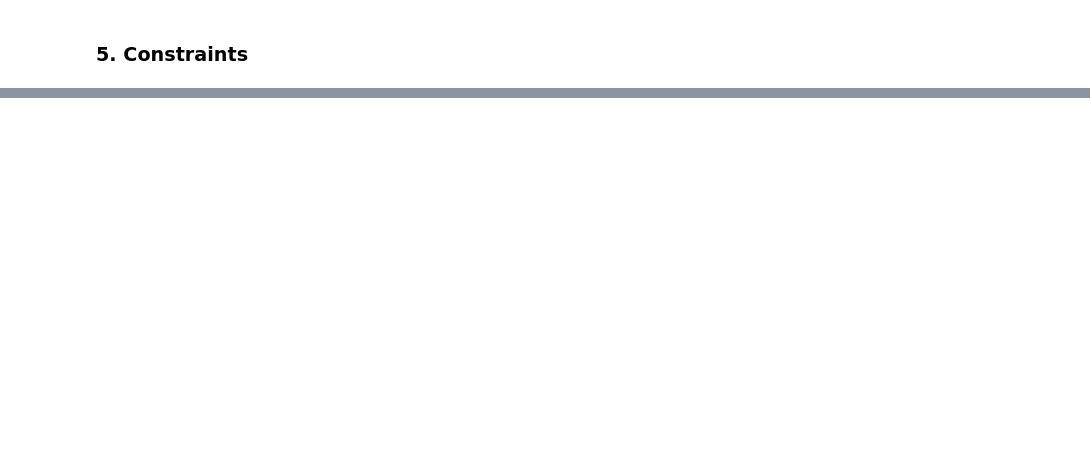
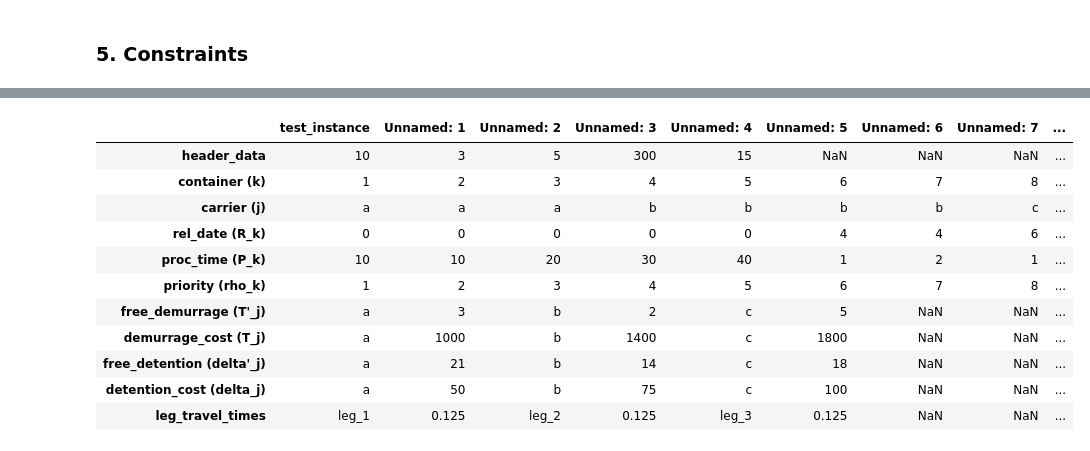
Before and after one commit to sug-prabhakaran/mie562_truck_scheduling_project, a Jupyter notebook: project-truck_scheduling-mip_model.ipynb, the cells around one changed output, grey strips where cells are left out. Drawn from its saved outputs; the diff is of its cells as text; code cells hidden in the pictures; blank space fills up the shorter version.

Commit message:
created functions and implemented on 5 instance files

```diff
--- a/project-truck_scheduling-mip_model.ipynb
+++ b/project-truck_scheduling-mip_model.ipynb
@@ -127,0 +58,26 @@ Changed value of parameter TimeLimit to 30.0
+# %%
+def read_instance(instance_csv_path: str):
+    '''
+    reads instance file into a pandas dataframe for easy viewing
+
+    ARGS:
+    (str) instance_csv_path:  file name stored in variable
+
+    RETURN:
+    (df) df:     output a pandas dataframe with appropriate rows
+    '''
+    df = pd.read_csv(instance_csv_path) # read csv file into dataframe
+
+    #rename dataframe rows:
+    df.rename(index={0:"header_data",
+                     1:"container (k)",
+                     2:"carrier (j)",
+                     3:"rel_date (R_k)",
+                     4:"proc_time (P_k)",
+                     5:"priority (rho_k)",
+                     6:"free_demurrage (T'_j)",
+                     7:"demurrage_cost (T_j)",
+                     8:"free_detention (delta'_j)",
+                     9:"detention_cost (delta_j)",
+                     10:"leg_travel_times"}, inplace=True)
+    return df
@@ -499,0 +452,17 @@ fig_container.write_html("")
+# %%
+instance_csv_path = "./instances/test_instance.csv"
+df = read_instance(instance_csv_path)
+df
+# %% [output]
+|  | test_instance | Unnamed: 1 | Unnamed: 2 | Unnamed: 3 | Unnamed: 4 | Unnamed: 5 | Unnamed: 6 | Unnamed: 7 | ... |
+| header_data | 10 | 3 | 5 | 300 | 15 | NaN | NaN | NaN | ... |
+| container (k) | 1 | 2 | 3 | 4 | 5 | 6 | 7 | 8 | ... |
+| carrier (j) | a | a | a | b | b | b | b | c | ... |
+| rel_date (R_k) | 0 | 0 | 0 | 0 | 0 | 4 | 4 | 6 | ... |
+| proc_time (P_k) | 10 | 10 | 20 | 30 | 40 | 1 | 2 | 1 | ... |
+| priority (rho_k) | 1 | 2 | 3 | 4 | 5 | 6 | 7 | 8 | ... |
+| free_demurrage (T'_j) | a | 3 | b | 2 | c | 5 | NaN | NaN | ... |
+| demurrage_cost (T_j) | a | 1000 | b | 1400 | c | 1800 | NaN | NaN | ... |
+| free_detention (delta'_j) | a | 21 | b | 14 | c | 18 | NaN | NaN | ... |
+| detention_cost (delta_j) | a | 50 | b | 75 | c | 100 | NaN | NaN | ... |
+| leg_travel_times | leg_1 | 0.125 | leg_2 | 0.125 | leg_3 | 0.125 | NaN | NaN | ... |
```
Also changed, not shown: parts of 51 cells of this notebook, 10 other files.
